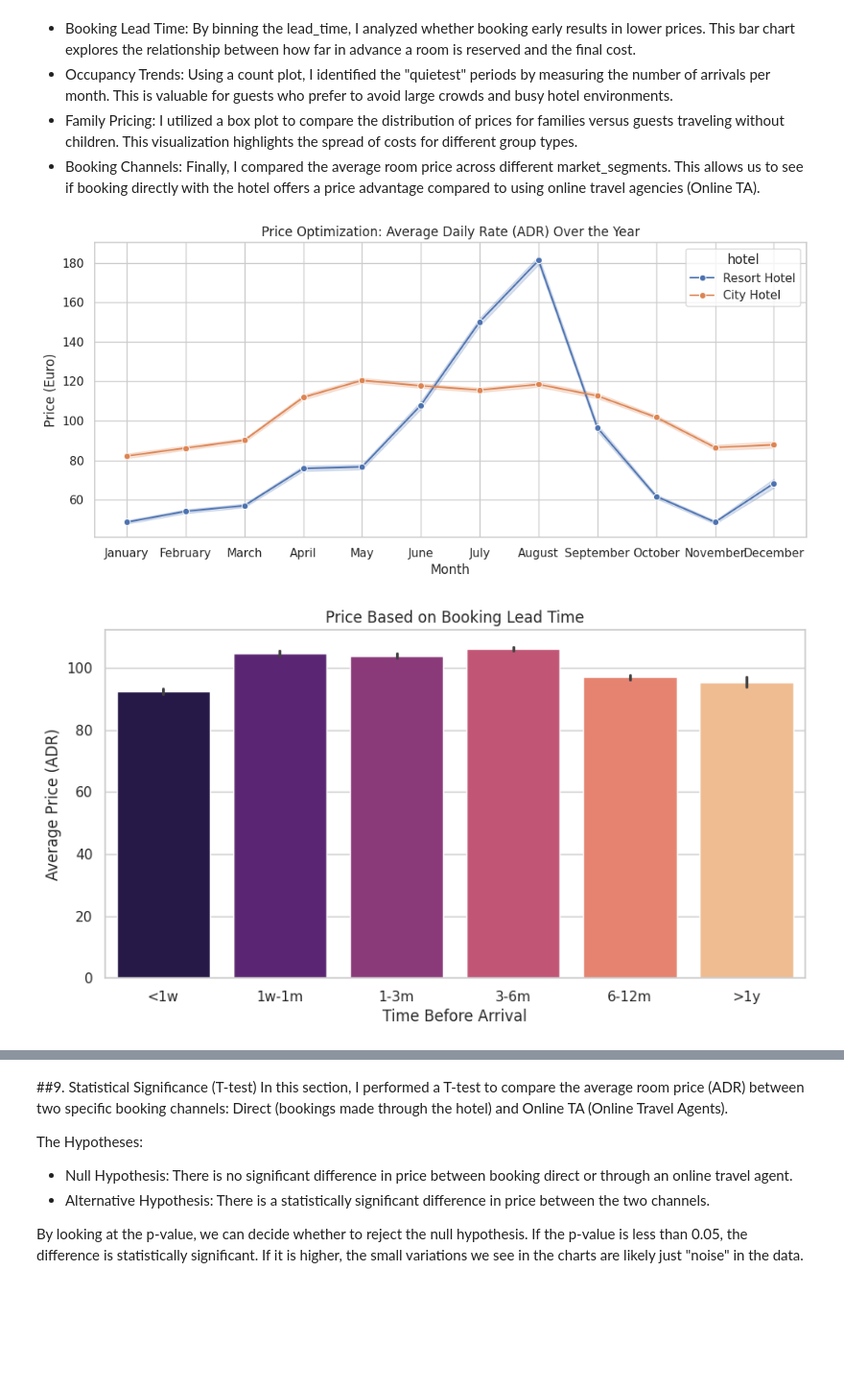
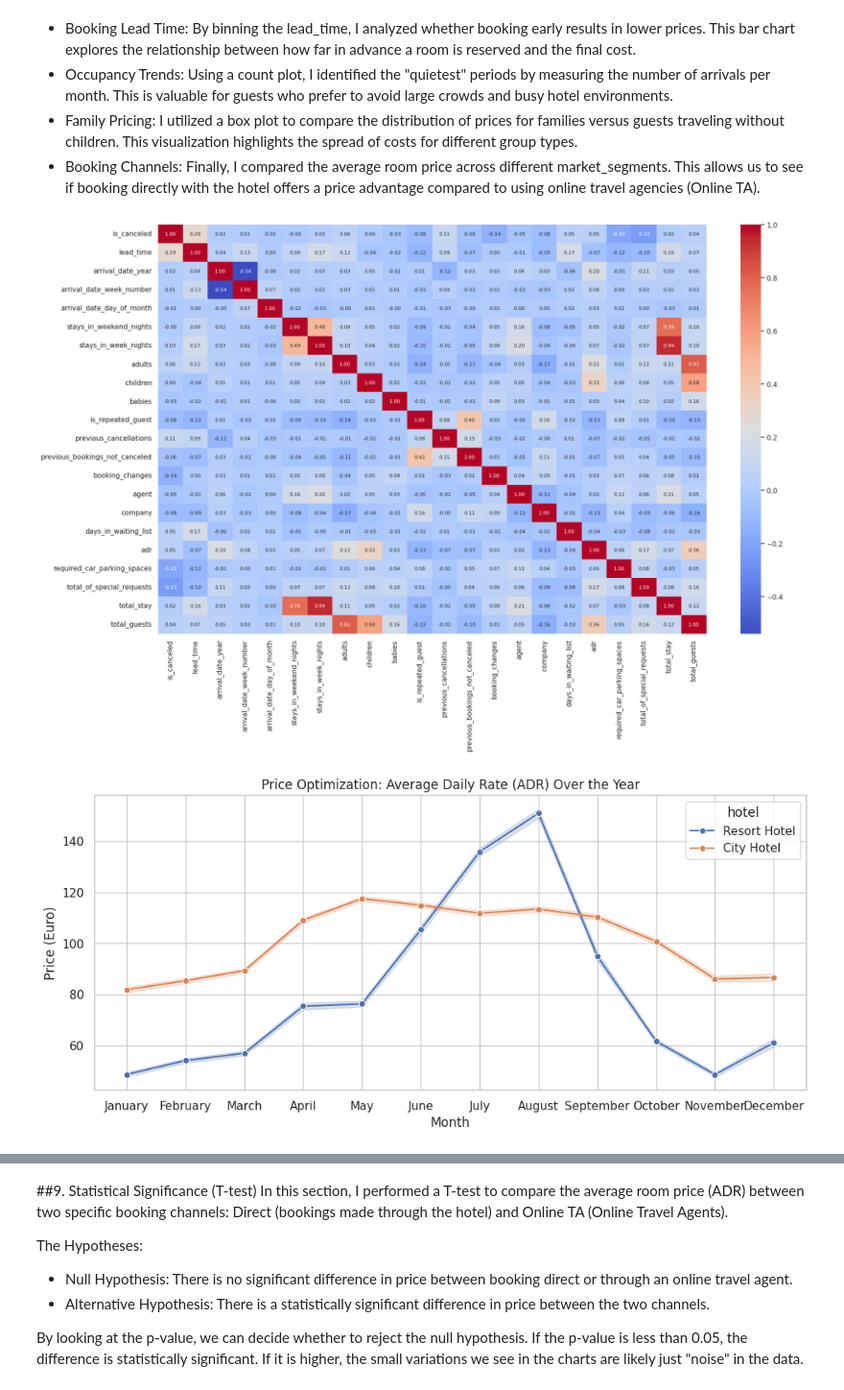
Before and after one commit to viviantram03/labb-1, a Jupyter notebook: vizandstorytelling.ipynb, the cells around one changed output, grey strips where cells are left out. Shown at 96% size. Drawn from its saved outputs; the diff is of its cells as text; code cells hidden in the pictures; blank space fills up the shorter version.

```diff
--- a/vizandstorytelling.ipynb
+++ b/vizandstorytelling.ipynb
@@ -88,8 +88,13 @@ The adr (Average Daily Rate) column contained extreme values that could heavily
 # %%
-# filter out extreme outliers from our arrivals subset
-# we filter adr between 0 and 5000 to remove errors
-df_arrivals = df_arrivals[(df_arrivals['adr'] >= 0) & (df_arrivals['adr'] < 5000)]
+# calculate limits using the IQR method
+Q1 = df_arrivals['adr'].quantile(0.25)
+Q3 = df_arrivals['adr'].quantile(0.75)
+IQR = Q3 - Q1
+lower_limit = Q1 - 1.5 * IQR
+upper_limit = Q3 + 1.5 * IQR
 
+# filter the subset
+df_arrivals = df_arrivals[(df_arrivals['adr'] > lower_limit) & (df_arrivals['adr'] < upper_limit)]
 # update new_shape based on the subset we just cleaned
 new_shape = df_arrivals.shape[0]
 removed_rows = original_shape - new_shape
@@ -118,6 +123,12 @@ Key Insights Visualized:
 # %%
 # set the visual style for the plots
 sns.set_theme(style="whitegrid")
+
+# correlation heatmap
+plt.figure(figsize=(20, 12))
+corr = df.corr(numeric_only=True)
+sns.heatmap(corr, annot=True, fmt='.2f', cmap='coolwarm', annot_kws={"size": 8})
+plt.show()
 
 # when is the best time to book for price?
 plt.figure(figsize=(12, 5))
@@ -138,32 +149,32 @@ sns.barplot(data=df_arrivals, x='lead_time_bin', y='adr', palette='magma')
 plt.title('Price Based on Booking Lead Time')
 plt.ylabel('Average Price (ADR)')
 plt.xlabel('Time Before Arrival')
 plt.show()
 
 # when are the quietest periods?
 plt.figure(figsize=(12, 5))
 sns.countplot(data=df_arrivals, x='arrival_date_month', hue='hotel', palette='viridis')
 plt.title('When is it Quiet? (Number of Arrivals per Month)')
 plt.ylabel('Number of Bookings')
 plt.xlabel('Month')
 plt.show()
 
 # is it more expensive for families?
 plt.figure(figsize=(8, 6))
 sns.boxplot(data=df_arrivals, x='is_family', y='adr', hue='hotel')
 plt.ylim(0, 350) # limit y-axis to see the boxes clearly
 plt.title('Price Comparison: Families vs Guests Without Children')
 plt.ylabel('Price (ADR)')
 plt.xlabel('Group Type')
 plt.show()
 
 # is there a price difference between booking channels?
 plt.figure(figsize=(10, 5))
 sns.barplot(data=df_arrivals, x='market_segment', y='adr', palette='Set2')
 plt.title('Average Room Price per Booking Channel')
 plt.ylabel('Price (ADR)')
 plt.xticks(rotation=45)
 plt.show()
 # %% [output]
-[figure, old version]
+[figure, new version]
-[figure, old version]
+[figure, new version]
```
Also changed, not shown: parts of 4 cells of this notebook.
